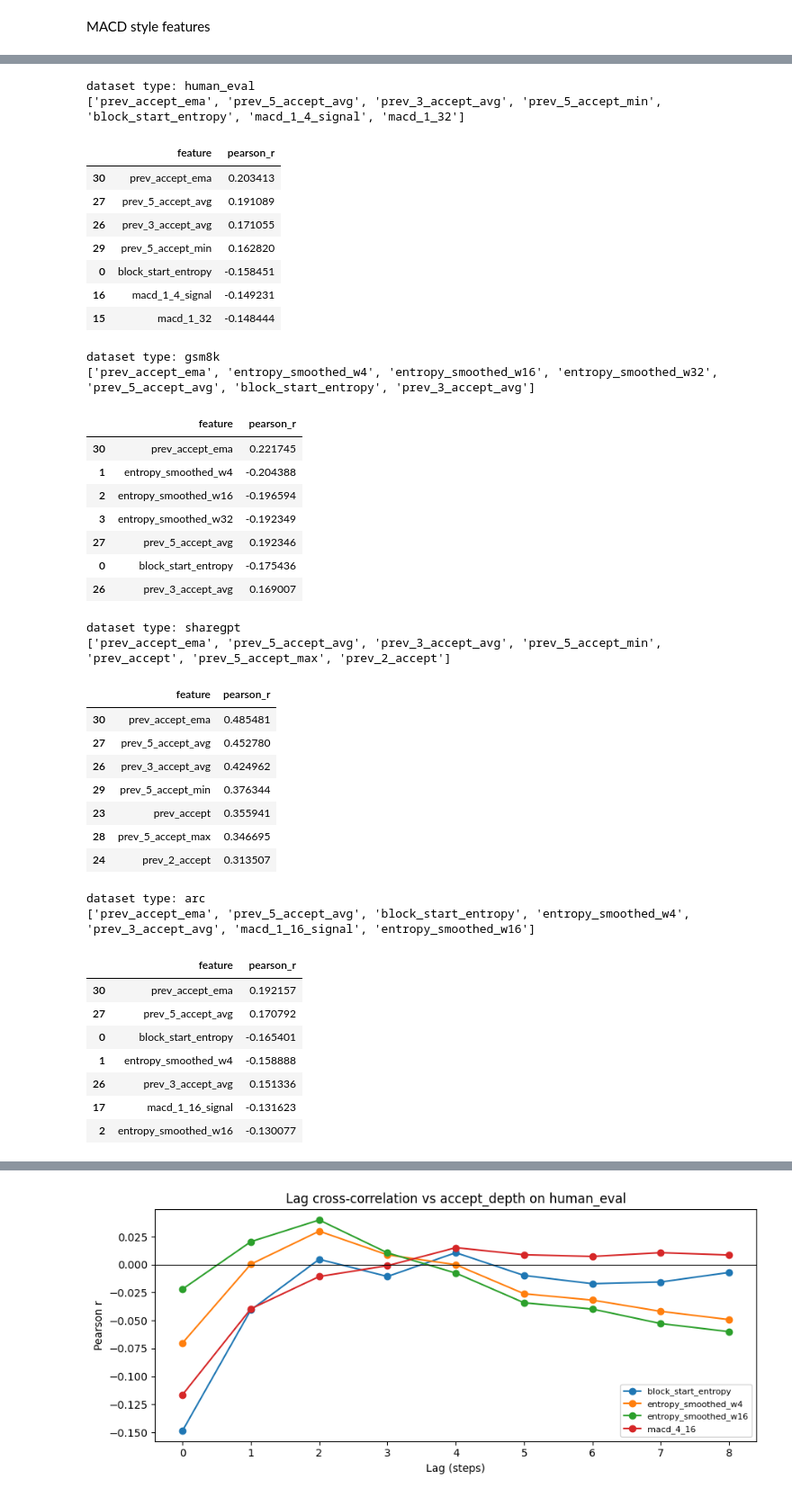
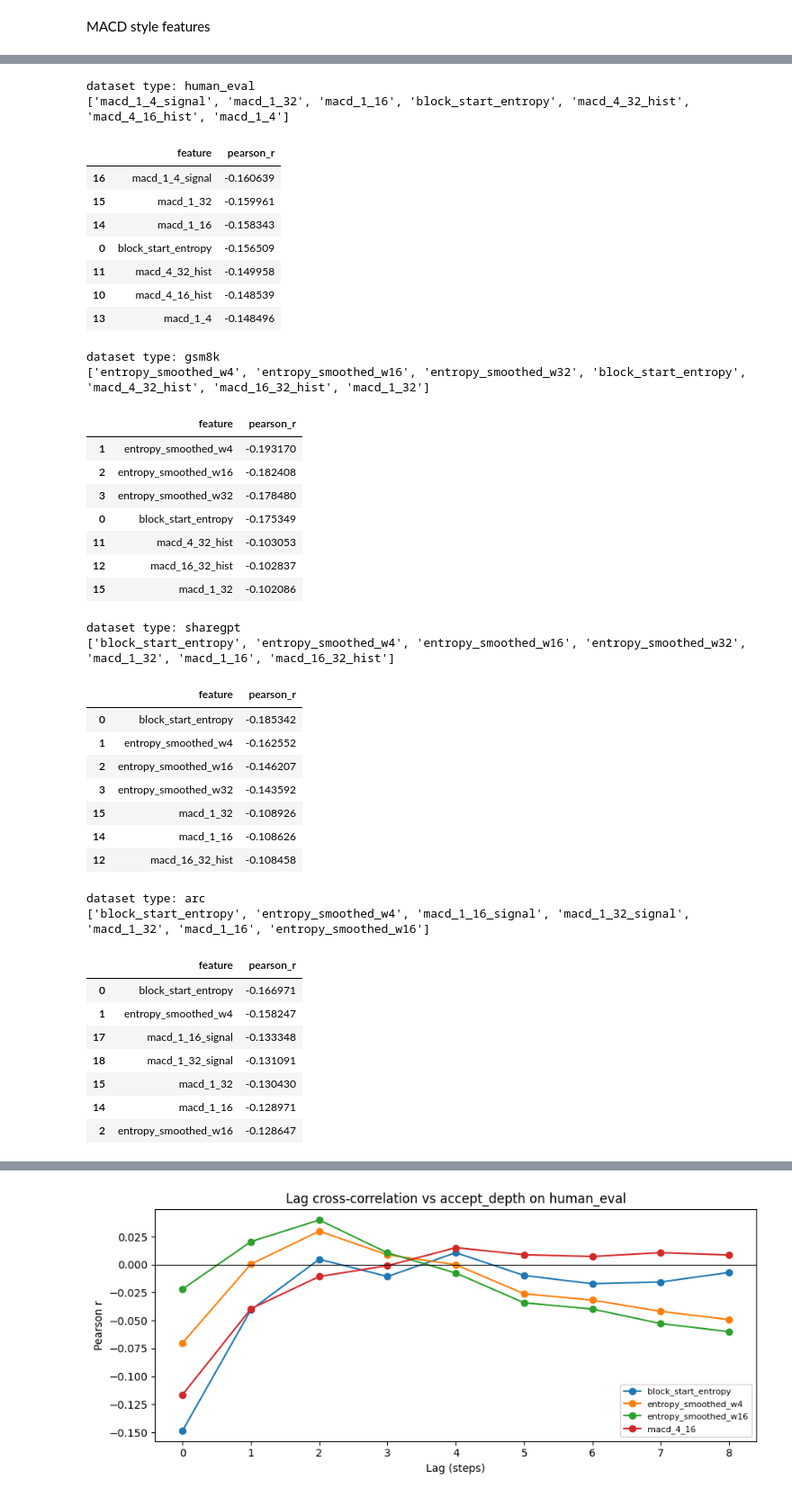
Before and after one commit to xikronz/entmtp, a Jupyter notebook: entmtp/outputs/science.ipynb, the cells around one changed output, grey strips where cells are left out. Shown at 90% size. Saved outputs shown, nothing was run; the diff lists cells and outputs as text; code cells hidden in the pictures.

```diff
--- a/entmtp/outputs/science.ipynb
+++ b/entmtp/outputs/science.ipynb
@@ -7,11 +7,11 @@ import seaborn as sns
 from scipy import stats
 from collections import defaultdict
 # %%
-human_eval = pd.read_csv('entmtp/outputs/logged_entropy/humanevak.csv')
-gradesm = pd.read_csv("entmtp/outputs/logged_entropy/gsm8k.csv")
-sharegpt = pd.read_csv('entmtp/outputs/logged_entropy/sharegpt.csv')
-arc = pd.read_csv('entmtp/outputs/logged_entropy/arc_challenge.csv')
-litbench = pd.read_csv('entmtp/outputs/logged_entropy/litbench_train.csv')
+human_eval = pd.read_csv('logged_entropy/humanevak.csv')
+gradesm = pd.read_csv("logged_entropy/gsm8k.csv")
+sharegpt = pd.read_csv('logged_entropy/sharegpt.csv')
+arc = pd.read_csv('logged_entropy/arc_challenge.csv')
+litbench = pd.read_csv('logged_entropy/litbench_train.csv')
 # %%
 human_eval.head()
 # %% [output]
@@ -108,74 +107,70 @@ feature_cols = [
     'macd_1_4_signal',  'macd_1_16_signal', 'macd_1_32_signal',
     'macd_1_4_hist',    'macd_1_16_hist',   'macd_1_32_hist',
     'entropy_delta',
-    'prev_accept', 'prev_2_accept', 'prev_3_accept',
-    'prev_3_accept_avg', 'prev_5_accept_avg',
-    'prev_5_accept_max', 'prev_5_accept_min',
-    'prev_accept_ema', 'accept_momentum',
 ]
 target_col = 'accept_length'
 
 for dataset, dfs in transformed.items():
     data = dfs['raw']
     clean = data[feature_cols + [target_col]].dropna()
     X = torch.tensor(clean[feature_cols].to_numpy(), dtype=torch.float32)
     y = torch.tensor(clean[target_col].to_numpy(), dtype=torch.float32)
     X_c = X - X.mean(dim=0)
     y_c = y - y.mean()
     pearson = (X_c * y_c.unsqueeze(1)).mean(0) / (X_c.std(0) * y_c.std() + 1e-8)
 
     pearson_df = pd.DataFrame({
         'feature': feature_cols,
         'pearson_r': pearson.detach().cpu().tolist()
     }).sort_values('pearson_r', key=abs, ascending=False)
 
     print(f'dataset type: {dataset}')
     top3 = pearson_df['feature'].head(7).tolist()
     print(top3)
 
     display(pearson_df.head(7))
 
     dfs['pearson'] = pearson_df
     dfs['top_features'] = top3
 # %% [output]
 dataset type: human_eval
-['prev_accept_ema', 'prev_5_accept_avg', 'prev_3_accept_avg', 'prev_5_accept_min', 'block_start_entropy', 'macd_1_4_signal', 'macd_1_32']
+['macd_1_4_signal', 'macd_1_32', 'macd_1_16', 'block_start_entropy', 'macd_4_32_hist', 'macd_4_16_hist', 'macd_1_4']
 |  | feature | pearson_r |
-| 30 | prev_accept_ema | 0.203413 |
-| 27 | prev_5_accept_avg | 0.191089 |
-| 26 | prev_3_accept_avg | 0.171055 |
-| 29 | prev_5_accept_min | 0.162820 |
-| 0 | block_start_entropy | -0.158451 |
-| 16 | macd_1_4_signal | -0.149231 |
-| 15 | macd_1_32 | -0.148444 |
+| 16 | macd_1_4_signal | -0.160639 |
+| 15 | macd_1_32 | -0.159961 |
+| 14 | macd_1_16 | -0.158343 |
+| 0 | block_start_entropy | -0.156509 |
+| 11 | macd_4_32_hist | -0.149958 |
+| 10 | macd_4_16_hist | -0.148539 |
+| 13 | macd_1_4 | -0.148496 |
 dataset type: gsm8k
-['prev_accept_ema', 'entropy_smoothed_w4', 'entropy_smoothed_w16', 'entropy_smoothed_w32', 'prev_5_accept_avg', 'block_start_entropy', 'prev_3_accept_avg']
+['entropy_smoothed_w4', 'entropy_smoothed_w16', 'entropy_smoothed_w32', 'block_start_entropy', 'macd_4_32_hist', 'macd_16_32_hist', 'macd_1_32']
 |  | feature | pearson_r |
-| 30 | prev_accept_ema | 0.221745 |
-| 1 | entropy_smoothed_w4 | -0.204388 |
-| 2 | entropy_smoothed_w16 | -0.196594 |
-| 3 | entropy_smoothed_w32 | -0.192349 |
-| 27 | prev_5_accept_avg | 0.192346 |
-| 0 | block_start_entropy | -0.175436 |
-| 26 | prev_3_accept_avg | 0.169007 |
+| 1 | entropy_smoothed_w4 | -0.193170 |
+| 2 | entropy_smoothed_w16 | -0.182408 |
+| 3 | entropy_smoothed_w32 | -0.178480 |
+| 0 | block_start_entropy | -0.175349 |
+| 11 | macd_4_32_hist | -0.103053 |
+| 12 | macd_16_32_hist | -0.102837 |
+| 15 | macd_1_32 | -0.102086 |
 dataset type: sharegpt
-['prev_accept_ema', 'prev_5_accept_avg', 'prev_3_accept_avg', 'prev_5_accept_min', 'prev_accept', 'prev_5_accept_max', 'prev_2_accept']
+['block_start_entropy', 'entropy_smoothed_w4', 'entropy_smoothed_w16', 'entropy_smoothed_w32', 'macd_1_32', 'macd_1_16', 'macd_16_32_hist']
 |  | feature | pearson_r |
-| 30 | prev_accept_ema | 0.485481 |
-| 27 | prev_5_accept_avg | 0.452780 |
-| 26 | prev_3_accept_avg | 0.424962 |
-| 29 | prev_5_accept_min | 0.376344 |
-| 23 | prev_accept | 0.355941 |
-| 28 | prev_5_accept_max | 0.346695 |
-| 24 | prev_2_accept | 0.313507 |
+| 0 | block_start_entropy | -0.185342 |
+| 1 | entropy_smoothed_w4 | -0.162552 |
+| 2 | entropy_smoothed_w16 | -0.146207 |
+| 3 | entropy_smoothed_w32 | -0.143592 |
+| 15 | macd_1_32 | -0.108926 |
+| 14 | macd_1_16 | -0.108626 |
+| 12 | macd_16_32_hist | -0.108458 |
 dataset type: arc
-['prev_accept_ema', 'prev_5_accept_avg', 'block_start_entropy', 'entropy_smoothed_w4', 'prev_3_accept_avg', 'macd_1_16_signal', 'entropy_smoothed_w16']
+['block_start_entropy', 'entropy_smoothed_w4', 'macd_1_16_signal', 'macd_1_32_signal', 'macd_1_32', 'macd_1_16', 'entropy_smoothed_w16']
 |  | feature | pearson_r |
-| 30 | prev_accept_ema | 0.192157 |
-| 27 | prev_5_accept_avg | 0.170792 |
-| 0 | block_start_entropy | -0.165401 |
-| 1 | entropy_smoothed_w4 | -0.158888 |
-| 26 | prev_3_accept_avg | 0.151336 |
-| 17 | macd_1_16_signal | -0.131623 |
-| 2 | entropy_smoothed_w16 | -0.130077 |
+| 0 | block_start_entropy | -0.166971 |
+| 1 | entropy_smoothed_w4 | -0.158247 |
+| 17 | macd_1_16_signal | -0.133348 |
+| 18 | macd_1_32_signal | -0.131091 |
+| 15 | macd_1_32 | -0.130430 |
+| 14 | macd_1_16 | -0.128971 |
+| 2 | entropy_smoothed_w16 | -0.128647 |
 dataset type: litbench
```
Also changed, not shown: parts of 5 cells of this notebook, 7 other files.
